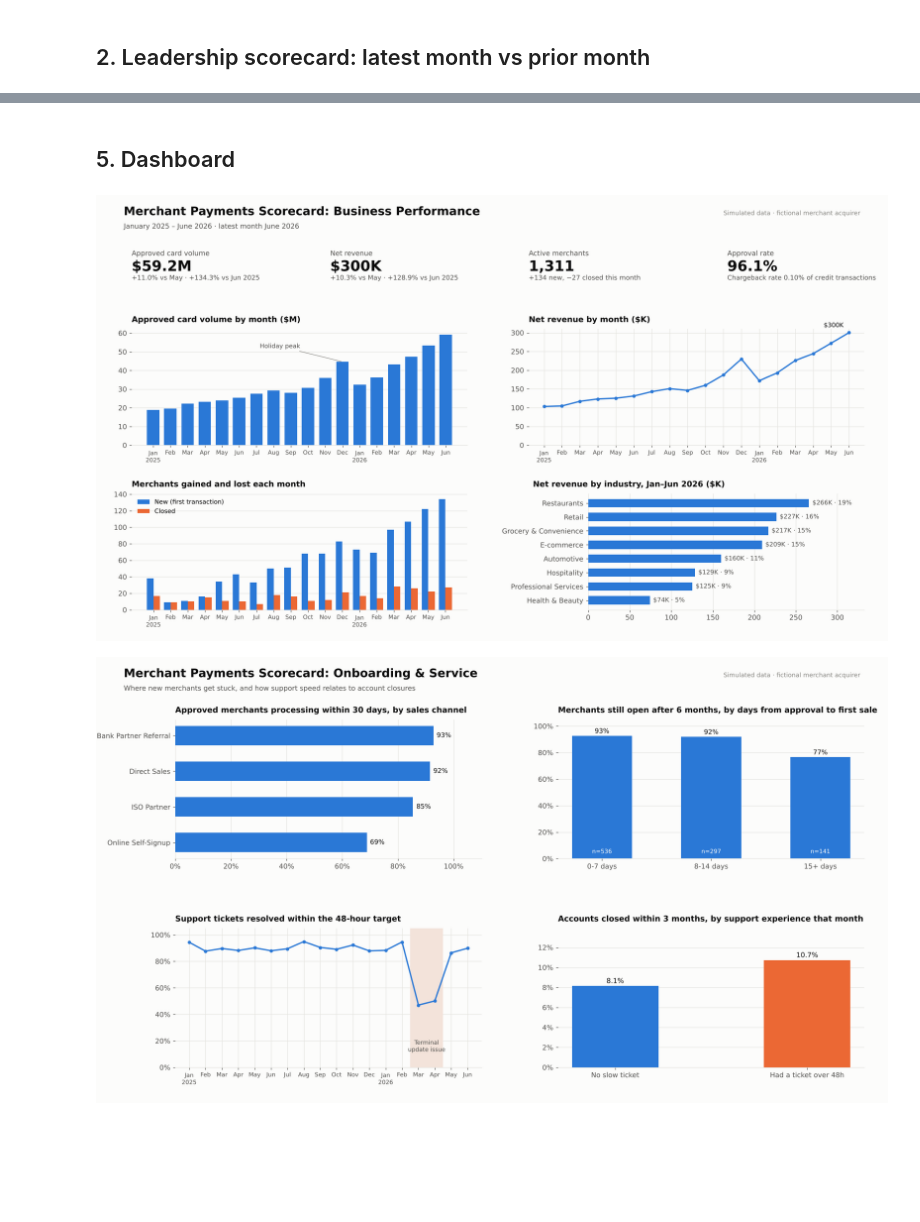
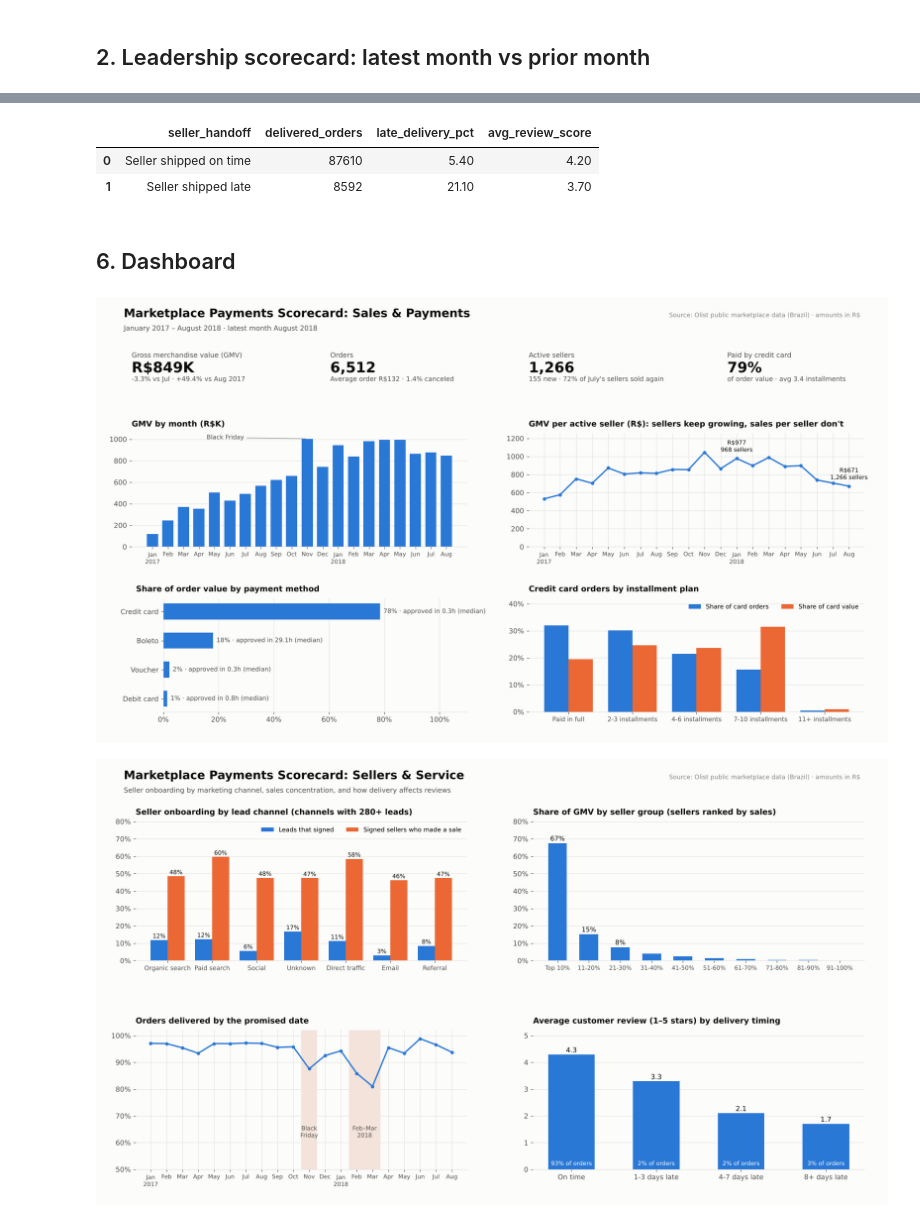
Before and after one commit to shway-jiang/data-analytics-portfolio, a Jupyter notebook: merchant-payments-scorecard/notebooks/monthly_refresh.ipynb, the cells around one changed output, grey strips where cells are left out. Cells and saved outputs as stored; diff of their text form; code cells hidden in the pictures; blank space fills up the shorter version.

```diff
--- a/merchant-payments-scorecard/notebooks/monthly_refresh.ipynb
+++ b/merchant-payments-scorecard/notebooks/monthly_refresh.ipynb
@@ -98,9 +125,15 @@ results["slow_ticket_vs_churn"]
+# %%
+results["late_delivery_cause"]
+# %% [output]
+|  | seller_handoff | delivered_orders | late_delivery_pct | avg_review_score |
+| 0 | Seller shipped on time | 87610 | 5.40 | 4.20 |
+| 1 | Seller shipped late | 8592 | 21.10 | 3.70 |
 # %% [markdown]
-## 5. Dashboard
+## 6. Dashboard
 # %%
 from IPython.display import Image, display
-display(Image("../dashboard/page1_business_performance.png"))
-display(Image("../dashboard/page2_onboarding_and_service.png"))
+display(Image("../dashboard/page1_sales_and_payments.png"))
+display(Image("../dashboard/page2_sellers_and_service.png"))
 # %% [output]
-[figure, old version]
+[figure, new version]
-[figure, old version]
+[figure, new version]
```
Also changed, not shown: parts of 16 cells of this notebook, 48 other files.
